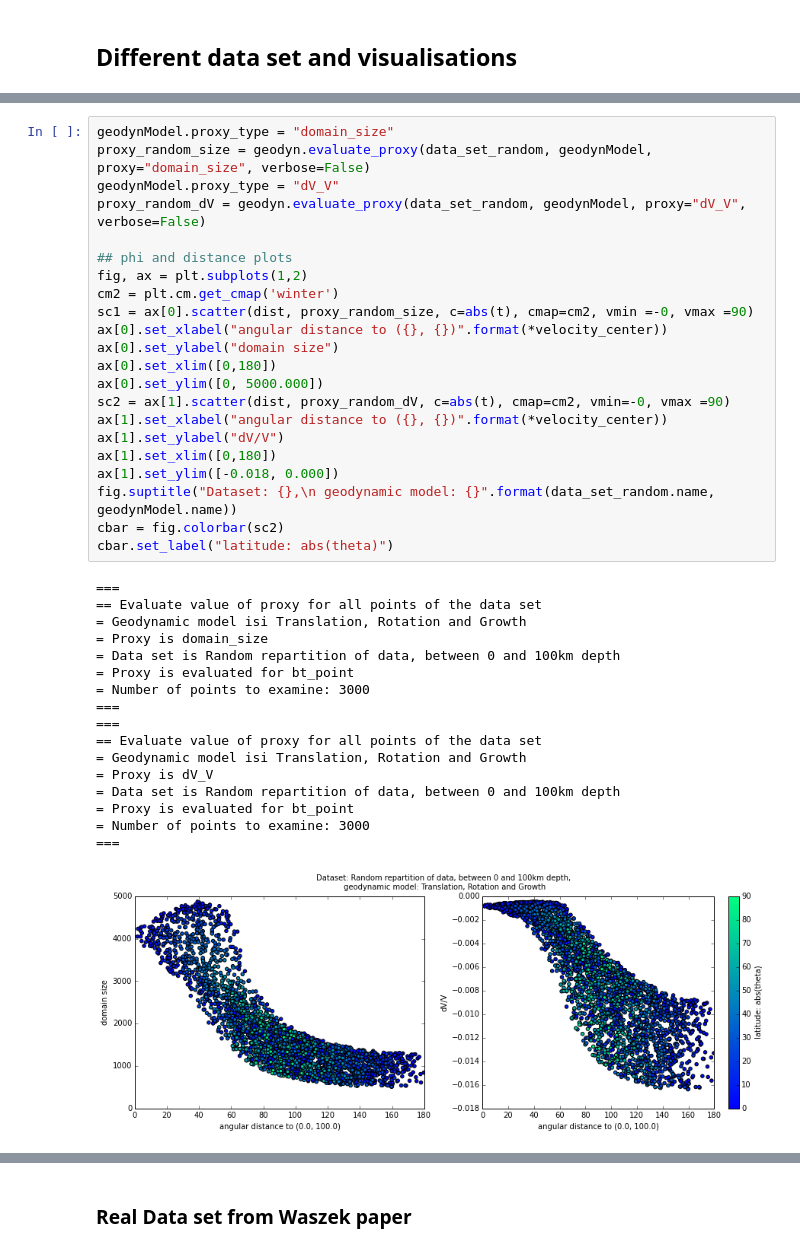
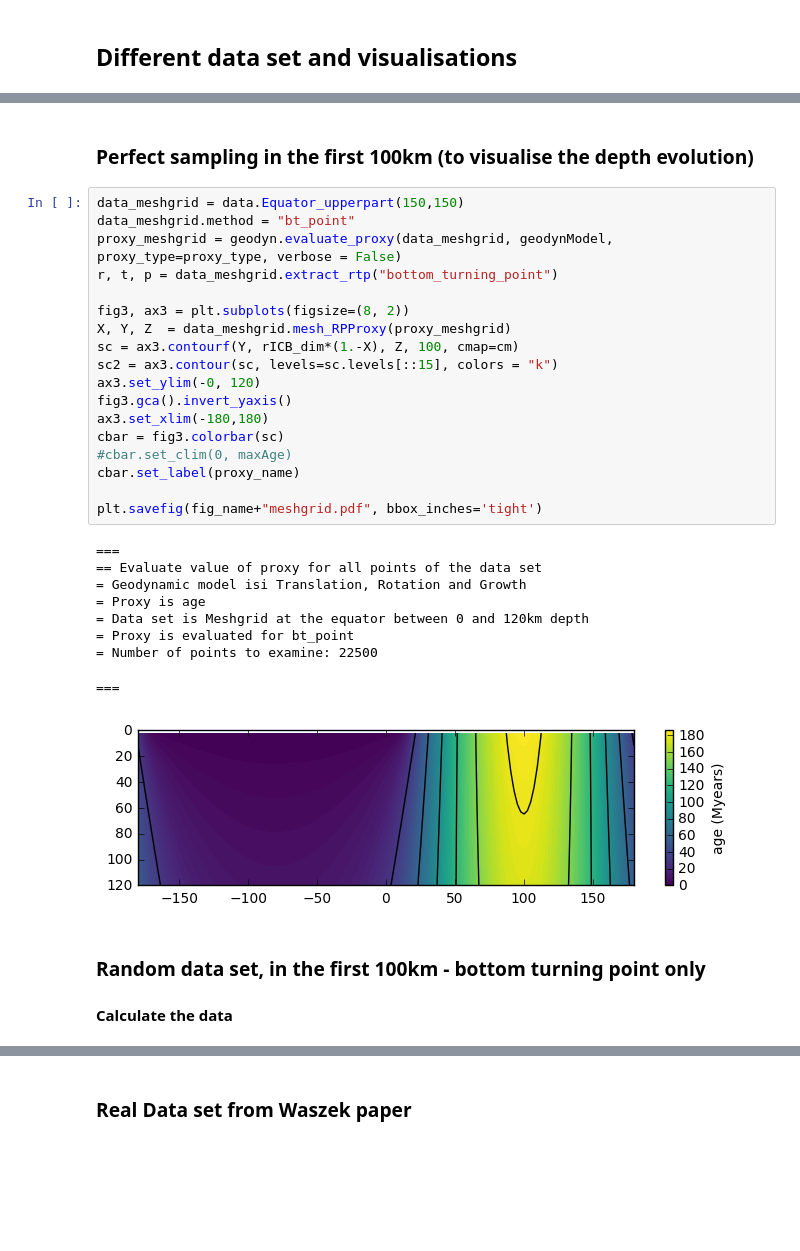
Before and after one commit to MarineLasbleis/GrowYourIC, a Jupyter notebook: Grow.ipynb, the cells around one changed output, grey strips where cells are left out. Cells and saved outputs as stored; diff of their text form; blank space fills up the shorter version.

```diff
--- a/Grow.ipynb
+++ b/Grow.ipynb
@@ -152,40 +125,34 @@ cbar.set_label("longitude: abs(theta)")
-# %%
-geodynModel.proxy_type = "domain_size"
-proxy_random_size = geodyn.evaluate_proxy(data_set_random, geodynModel, proxy="domain_size", verbose=False)
-geodynModel.proxy_type = "dV_V"
-proxy_random_dV = geodyn.evaluate_proxy(data_set_random, geodynModel, proxy="dV_V", verbose=False)
-
-## phi and distance plots
-fig, ax = plt.subplots(1,2)
-cm2 = plt.cm.get_cmap('winter')
-sc1 = ax[0].scatter(dist, proxy_random_size, c=abs(t), cmap=cm2, vmin =-0, vmax =90)
-ax[0].set_xlabel("angular distance to ({}, {})".format(*velocity_center))
-ax[0].set_ylabel("domain size")
-ax[0].set_xlim([0,180])
-ax[0].set_ylim([0, 5000.000])
-sc2 = ax[1].scatter(dist, proxy_random_dV, c=abs(t), cmap=cm2, vmin=-0, vmax =90)
-ax[1].set_xlabel("angular distance to ({}, {})".format(*velocity_center))
-ax[1].set_ylabel("dV/V")
-ax[1].set_xlim([0,180])
-ax[1].set_ylim([-0.018, 0.000])
-fig.suptitle("Dataset: {},\n geodynamic model: {}".format(data_set_random.name, geodynModel.name))
-cbar = fig.colorbar(sc2)
-cbar.set_label("latitude: abs(theta)")
-# %% [output]
-===
-== Evaluate value of proxy for all points of the data set
-= Geodynamic model isi Translation, Rotation and Growth
-= Proxy is domain_size
-= Data set is Random repartition of data, between 0 and 100km depth
-= Proxy is evaluated for bt_point
-= Number of points to examine: 3000
-===
-===
-== Evaluate value of proxy for all points of the data set
-= Geodynamic model isi Translation, Rotation and Growth
-= Proxy is dV_V
-= Data set is Random repartition of data, between 0 and 100km depth
-= Proxy is evaluated for bt_point
-= Number of points to examine: 3000
-===
-[figure, removed]
+# %% [markdown]
+### Perfect sampling in the first 100km (to visualise the depth evolution)
+# %%
+data_meshgrid = data.Equator_upperpart(150,150)
+data_meshgrid.method = "bt_point"
+proxy_meshgrid = geodyn.evaluate_proxy(data_meshgrid, geodynModel, proxy_type=proxy_type, verbose = False)
+r, t, p = data_meshgrid.extract_rtp("bottom_turning_point")
+
+fig3, ax3 = plt.subplots(figsize=(8, 2))
+X, Y, Z  = data_meshgrid.mesh_RPProxy(proxy_meshgrid)
+sc = ax3.contourf(Y, rICB_dim*(1.-X), Z, 100, cmap=cm)
+sc2 = ax3.contour(sc, levels=sc.levels[::15], colors = "k")
+ax3.set_ylim(-0, 120)
+fig3.gca().invert_yaxis()
+ax3.set_xlim(-180,180)
+cbar = fig3.colorbar(sc)
+#cbar.set_clim(0, maxAge)
+cbar.set_label(proxy_name)
+
+plt.savefig(fig_name+"meshgrid.pdf", bbox_inches='tight')
+# %% [output]
+===
+== Evaluate value of proxy for all points of the data set
+= Geodynamic model isi Translation, Rotation and Growth
+= Proxy is age
+= Data set is Meshgrid at the equator between 0 and 120km depth
+= Proxy is evaluated for bt_point
+= Number of points to examine: 22500
+===
+[figure, added]
+# %% [markdown]
+### Random data set, in the first 100km  - bottom turning point only
+
+#### Calculate the data
```
Also changed, not shown: parts of 34 cells of this notebook.
